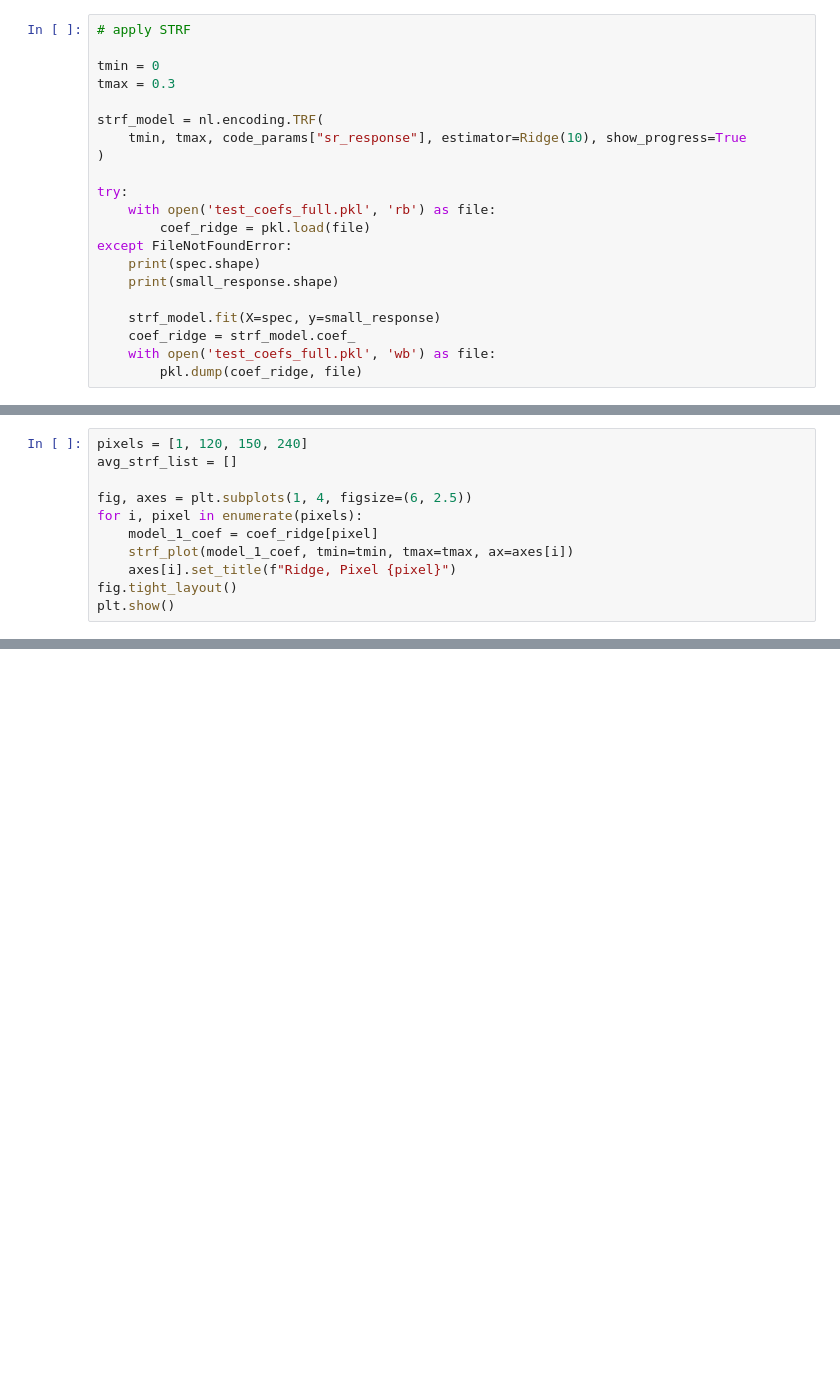
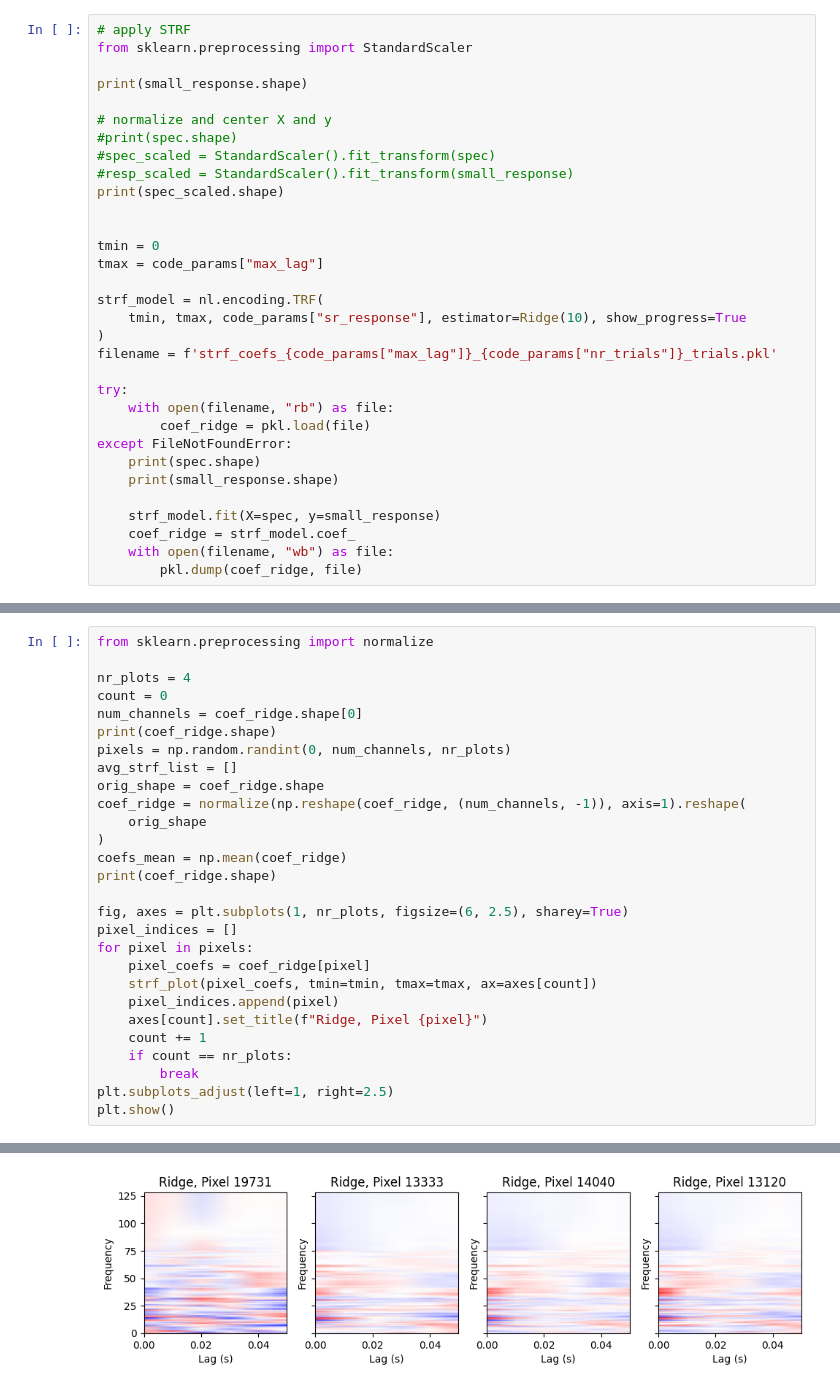
Before and after one commit to cristiban/thesis, a Jupyter notebook: thesis_code/STRF.ipynb, the cells around one changed output, grey strips where cells are left out. Drawn from its saved outputs; the diff is of its cells as text; blank space fills up the shorter version.

```diff
--- a/thesis_code/STRF.ipynb
+++ b/thesis_code/STRF.ipynb
@@ -19,23 +23,34 @@ with open("code_params.yaml", "r") as file:
     code_params = yaml.load(file, yaml.Loader)
 # %%
 # apply STRF
+from sklearn.preprocessing import StandardScaler
+
+print(small_response.shape)
+
+# normalize and center X and y
+#print(spec.shape)
+#spec_scaled = StandardScaler().fit_transform(spec)
+#resp_scaled = StandardScaler().fit_transform(small_response)
+print(spec_scaled.shape)
+
 
 tmin = 0
-tmax = 0.3
+tmax = code_params["max_lag"]
 
 strf_model = nl.encoding.TRF(
     tmin, tmax, code_params["sr_response"], estimator=Ridge(10), show_progress=True
 )
+filename = f'strf_coefs_{code_params["max_lag"]}_{code_params["nr_trials"]}_trials.pkl'
 
 try:
-	with open('test_coefs_full.pkl', 'rb') as file:
-		coef_ridge = pkl.load(file)
+    with open(filename, "rb") as file:
+        coef_ridge = pkl.load(file)
 except FileNotFoundError:
     print(spec.shape)
     print(small_response.shape)
 
     strf_model.fit(X=spec, y=small_response)
     coef_ridge = strf_model.coef_
-    with open('test_coefs_full.pkl', 'wb') as file:
+    with open(filename, "wb") as file:
         pkl.dump(coef_ridge, file)
 # %% [output]
@@ -44,11 +60,29 @@ except FileNotFoundError:
 # %%
-pixels = [1, 120, 150, 240]
+from sklearn.preprocessing import normalize
+
+nr_plots = 4
+count = 0
+num_channels = coef_ridge.shape[0]
+print(coef_ridge.shape)
+pixels = np.random.randint(0, num_channels, nr_plots)
 avg_strf_list = []
+orig_shape = coef_ridge.shape
+coef_ridge = normalize(np.reshape(coef_ridge, (num_channels, -1)), axis=1).reshape(
+    orig_shape
+)
+coefs_mean = np.mean(coef_ridge)
+print(coef_ridge.shape)
 
-fig, axes = plt.subplots(1, 4, figsize=(6, 2.5))
-for i, pixel in enumerate(pixels):
-    model_1_coef = coef_ridge[pixel]
-    strf_plot(model_1_coef, tmin=tmin, tmax=tmax, ax=axes[i])
-    axes[i].set_title(f"Ridge, Pixel {pixel}")
-fig.tight_layout()
+fig, axes = plt.subplots(1, nr_plots, figsize=(6, 2.5), sharey=True)
+pixel_indices = []
+for pixel in pixels:
+    pixel_coefs = coef_ridge[pixel]
+    strf_plot(pixel_coefs, tmin=tmin, tmax=tmax, ax=axes[count])
+    pixel_indices.append(pixel)
+    axes[count].set_title(f"Ridge, Pixel {pixel}")
+    count += 1
+    if count == nr_plots:
+        break
+plt.subplots_adjust(left=1, right=2.5)
 plt.show()
+# %% [output]
@@ -55 +91,2 @@ plt.show()
+[figure, added]
 # %%
```
Also changed, not shown: parts of 6 cells of this notebook, 3 other files.
